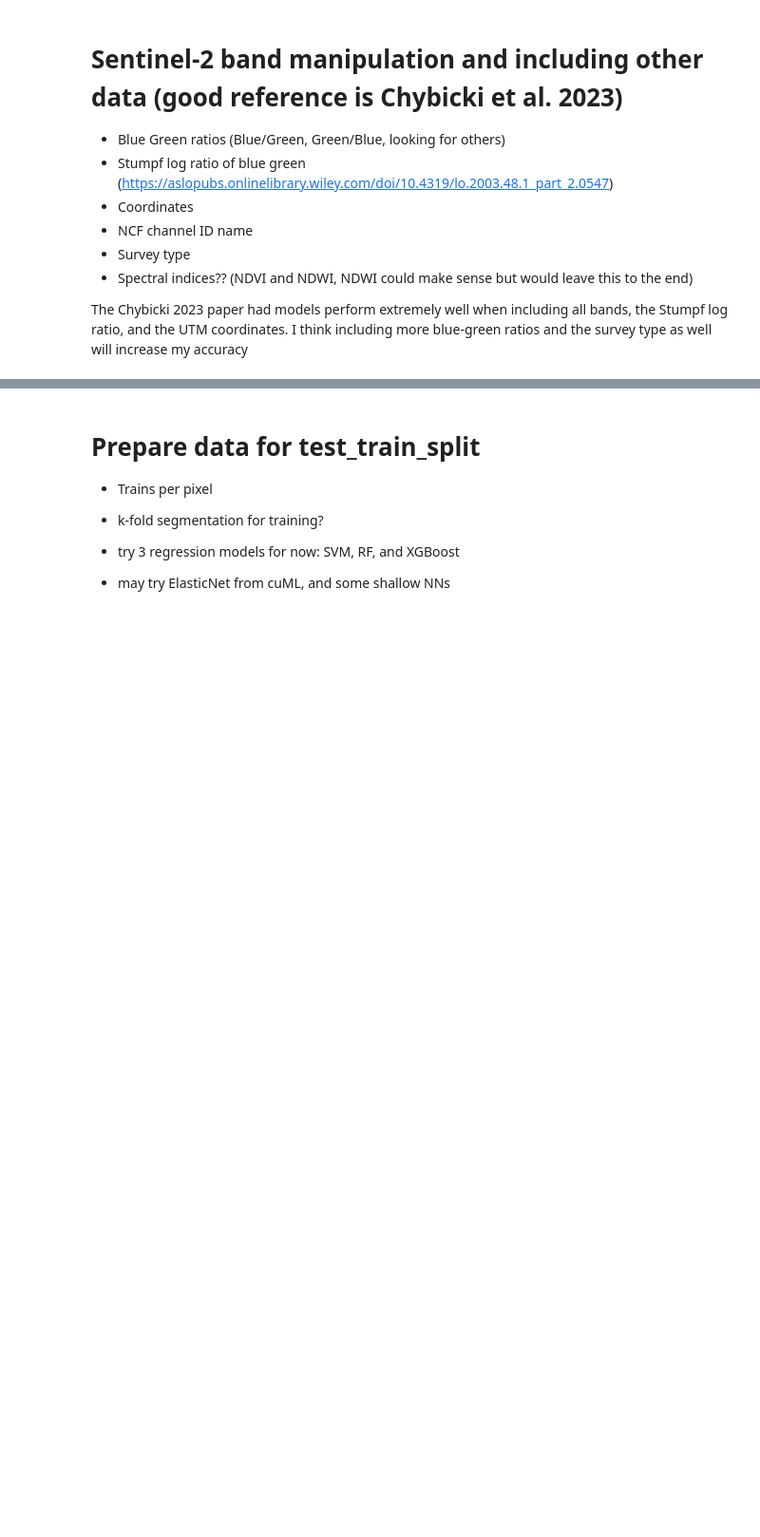
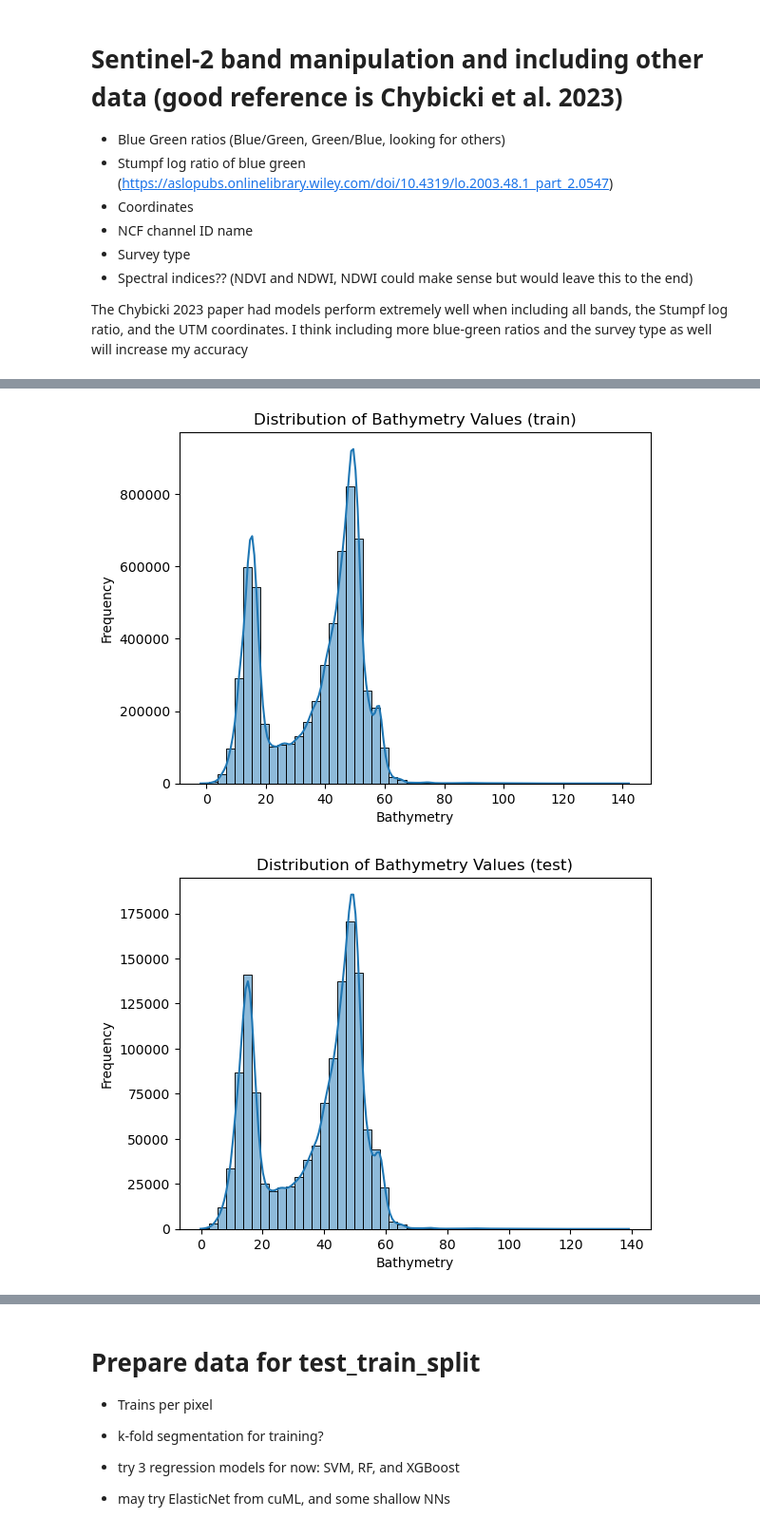
Before and after one commit to SOILSAT/Sat_Info, a Jupyter notebook: SDB/03_train_model.ipynb, the cells around one changed output, grey strips where cells are left out. Shown: that part at 95% size. Drawn from its saved outputs; the diff is of its cells as text; code cells hidden in the pictures; blank space fills up the shorter version.

```diff
--- a/SDB/03_train_model.ipynb
+++ b/SDB/03_train_model.ipynb
@@ -253,0 +283,10 @@ all_data, combined_data, X_train, y_train, X_test, y_test, X_val, y_val = prepar
+# %%
+for name, set in zip(['train', 'test', 'val'], [y_train, y_test, y_val]):
+    sns.histplot(set, kde=True, bins=50)
+    plt.title(f"Distribution of Bathymetry Values ({name})")
+    plt.xlabel("Bathymetry")
+    plt.ylabel("Frequency")
+    plt.show()
+# %% [output]
+[figure, added]
+[figure, added]
```
Also changed, not shown: parts of 11 cells of this notebook.
